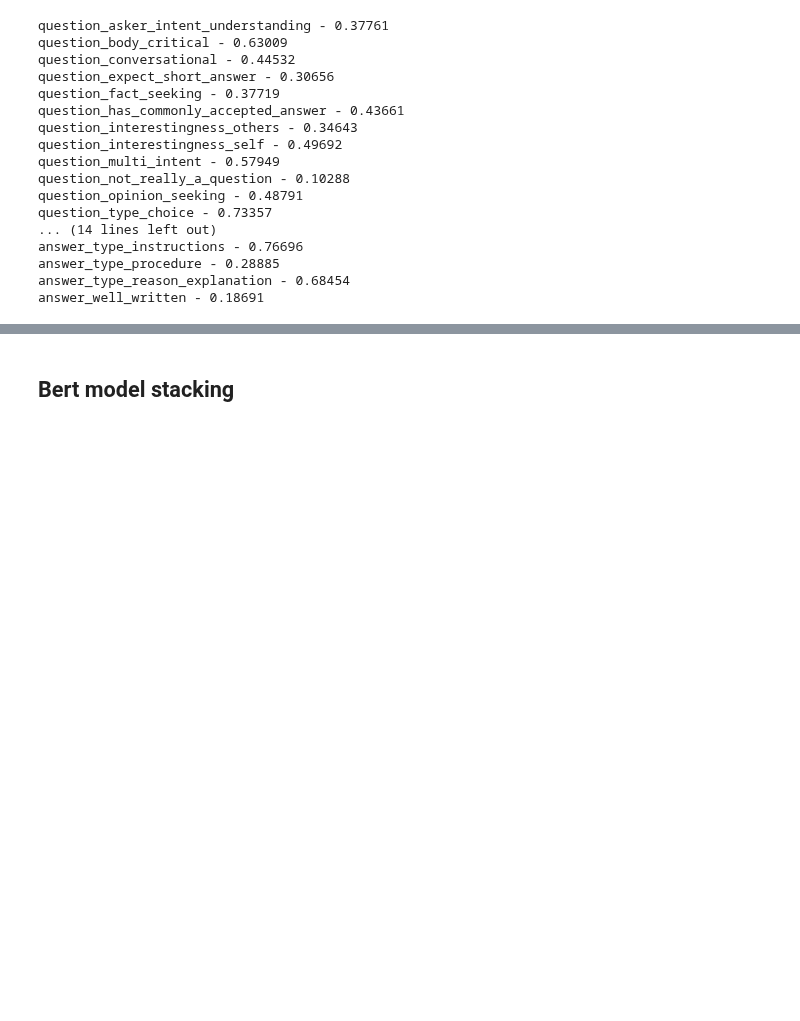
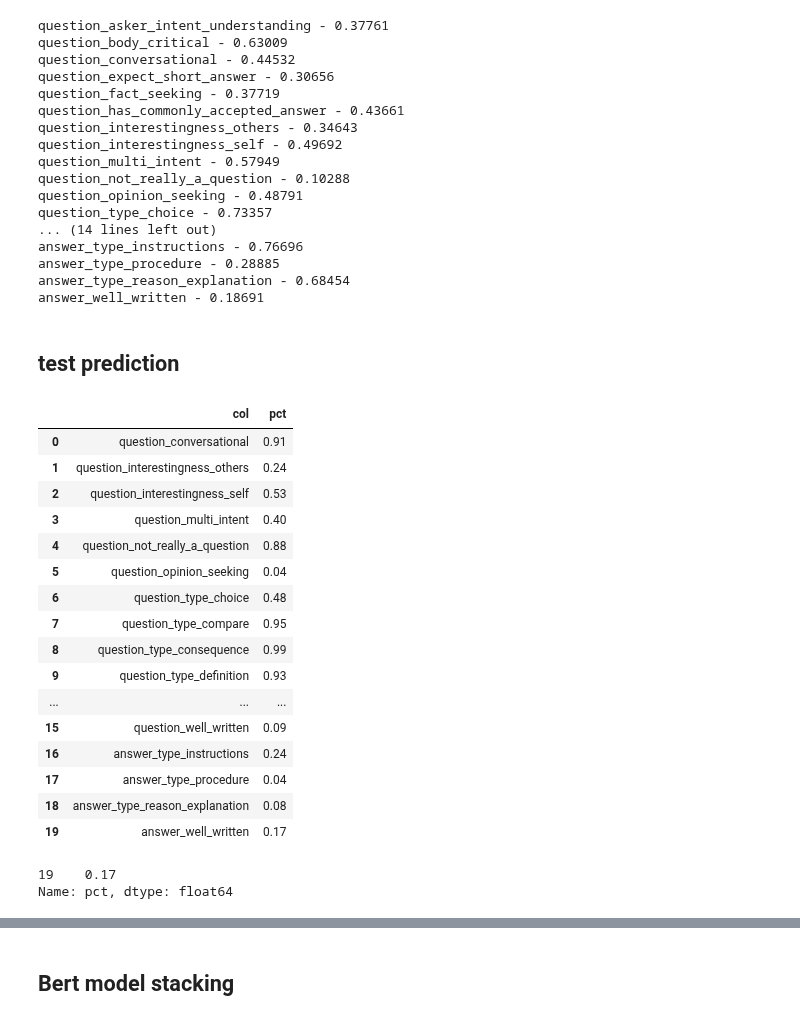
Before and after one commit to acmilannesta/Bert-embedding, a Jupyter notebook: GoogleQA_tfhub.ipynb, the cells around one changed output, grey strips where cells are left out. Drawn from its saved outputs; the diff is of its cells as text; code cells hidden in the pictures; blank space fills up the shorter version.

```diff
--- a/GoogleQA_tfhub.ipynb
+++ b/GoogleQA_tfhub.ipynb
@@ -441,3 +444,41 @@ answer_type_instructions - 0.76696
 answer_type_procedure - 0.28885
 answer_type_reason_explanation - 0.68454
 answer_well_written - 0.18691
+# %% [markdown]
+## test prediction
+# %%
+test_pred = pd.read_csv('drive/My Drive/GoogleQA/Data/test_oof_pred.csv')
+hyper = pd.read_csv('drive/My Drive/GoogleQA/Data/hyper.csv')
+pred = test_pred[target_col].copy().values
+# %% [output]
+|  | col | pct |
+| 0 | question_conversational | 0.91 |
+| 1 | question_interestingness_others | 0.24 |
+| 2 | question_interestingness_self | 0.53 |
+| 3 | question_multi_intent | 0.40 |
+| 4 | question_not_really_a_question | 0.88 |
+| 5 | question_opinion_seeking | 0.04 |
+| 6 | question_type_choice | 0.48 |
+| 7 | question_type_compare | 0.95 |
+| 8 | question_type_consequence | 0.99 |
+| 9 | question_type_definition | 0.93 |
+| ... | ... | ... |
+| 15 | question_well_written | 0.09 |
+| 16 | answer_type_instructions | 0.24 |
+| 17 | answer_type_procedure | 0.04 |
+| 18 | answer_type_reason_explanation | 0.08 |
+| 19 | answer_well_written | 0.17 |
+# %%
+for col in [x for x in target_col if x not in hyper.col.tolist()]:
+    pred[:, target_col.index(col)] = (pred[:, target_col.index(col)]//(1/90))/90
+for col in hyper.col.tolist():
+    if hyper.loc[hyper.col==col, 'pct'].values == 1:
+        pct = hyper.loc[hyper.col==col, 'pct'] - 0.01
+    else:
+        pct = hyper.loc[hyper.col==col, 'pct']
+    changerow = int(len(test) * pct)
+    rowidx = pred[:, target_col.index(col)].argsort()[:changerow]
+    pred[rowidx, target_col.index(col)] = 0
+# %% [output]
+19    0.17
+Name: pct, dtype: float64
```
Also changed, not shown: parts of 4 cells of this notebook.
